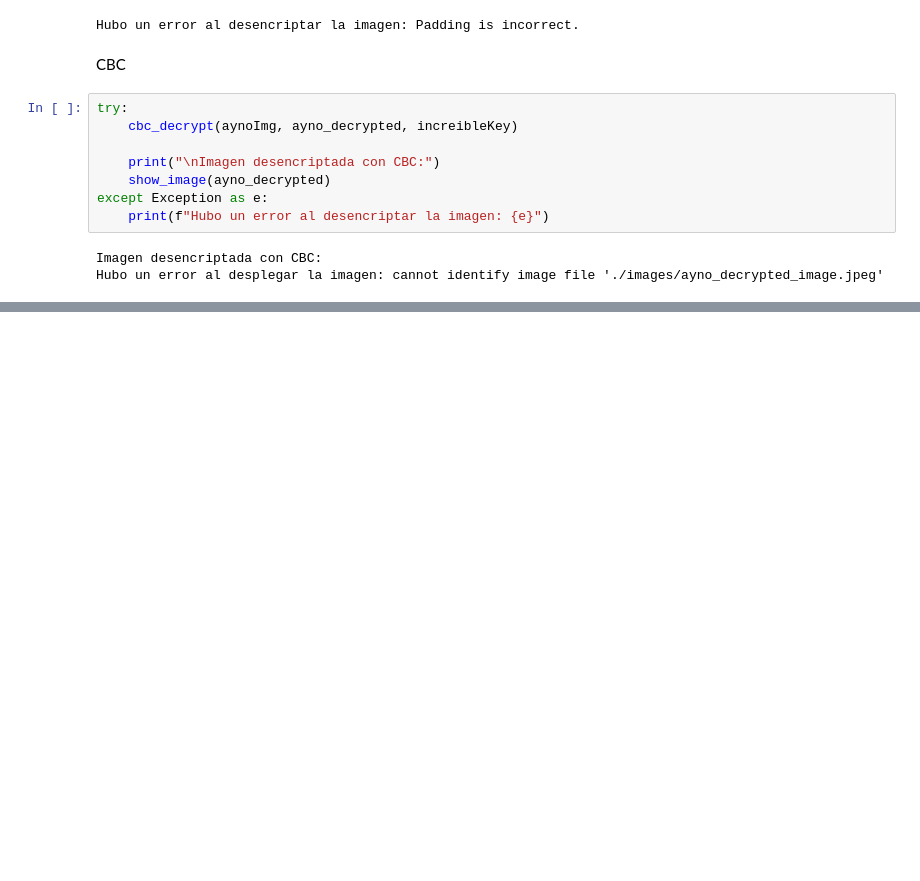
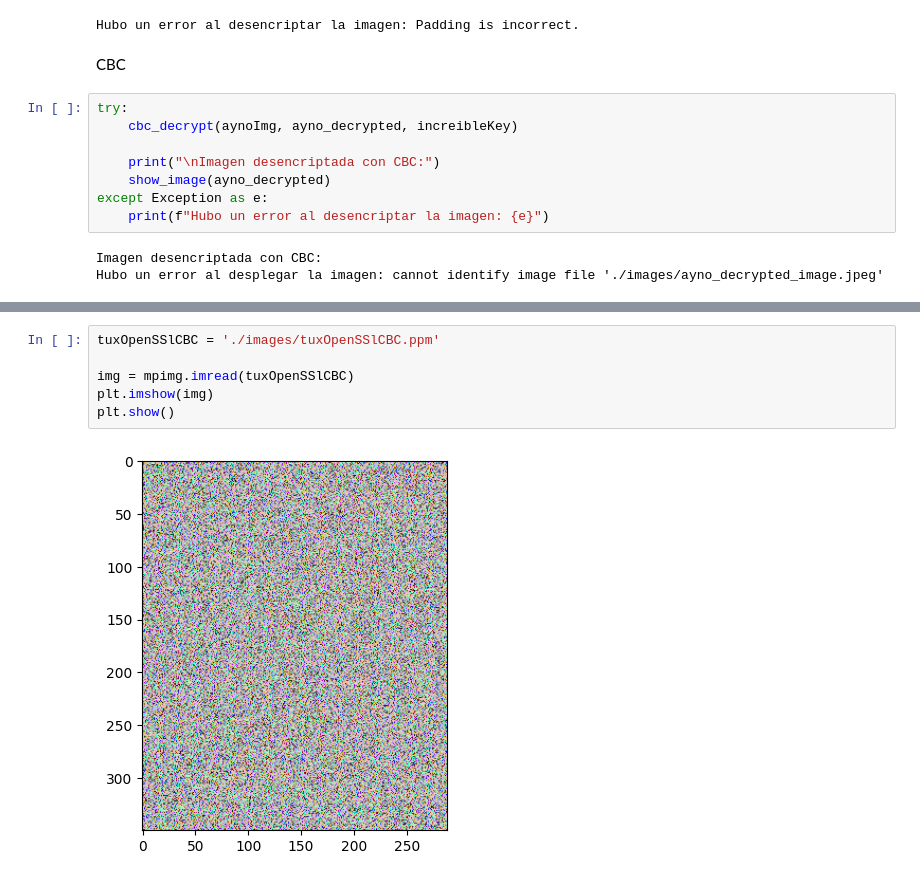
Before and after one commit to javim7/Cifrado-Informacion, a Jupyter notebook: lab3.ipynb, the cells around one changed output, grey strips where cells are left out. Drawn from its saved outputs; the diff is of its cells as text; blank space fills up the shorter version.

```diff
--- a/lab3.ipynb
+++ b/lab3.ipynb
@@ -126,0 +182,8 @@ Al implementar la función de descifrado con modo ECB con la imagen de Mr. Incre
+# %%
+tuxOpenSSlCBC = './images/tuxOpenSSlCBC.ppm'
+
+img = mpimg.imread(tuxOpenSSlCBC)
+plt.imshow(img)
+plt.show()
+# %% [output]
+[figure, added]
```
Also changed, not shown: parts of 7 cells of this notebook, 3 other files.
